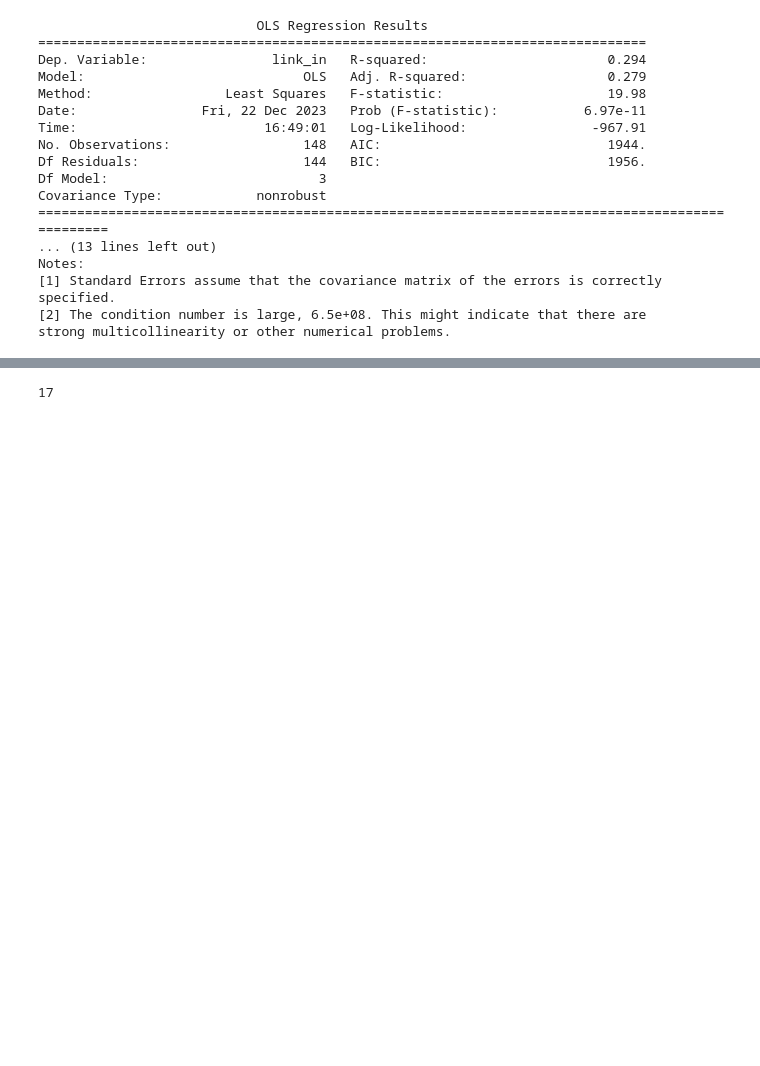
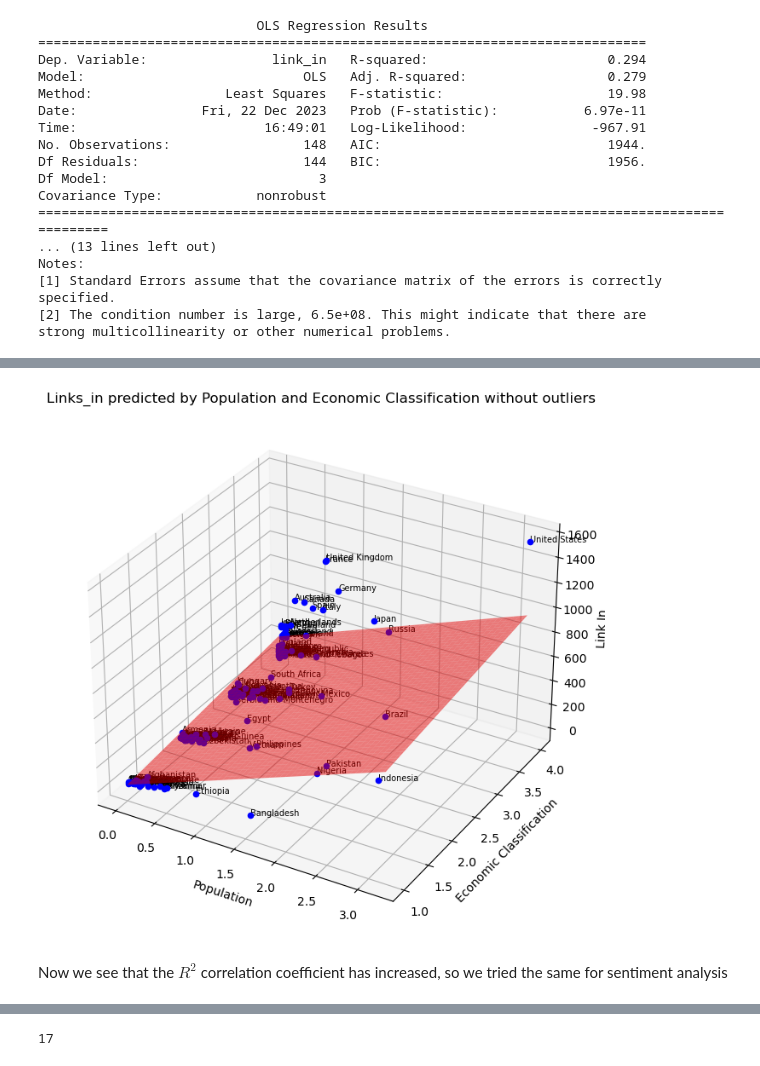
Before and after one commit to epfl-ada/ada-2023-project-jellyfish401, a Jupyter notebook: p2.ipynb, the cells around one changed output, grey strips where cells are left out. Cells and saved outputs as stored; diff of their text form; code cells hidden in the pictures; blank space fills up the shorter version.

```diff
--- a/p2.ipynb
+++ b/p2.ipynb
@@ -1910,3 +1750,34 @@ plt.show()
+# %%
+# Prepare data for the 3D plot without the outliers
+xx_no_outliers, yy_no_outliers = np.meshgrid(
+    np.linspace(X_no_outliers['Population'].min(), X_no_outliers['Population'].max(), 100),
+    np.linspace(X_no_outliers['Economic classification_dummy'].min(), X_no_outliers['Economic classification_dummy'].max(), 100)
+)
+zz_no_outliers = model_no_outliers.params[0] + model_no_outliers.params[1] * xx_no_outliers + model_no_outliers.params[2] * yy_no_outliers
+
+# Create 3D plot without the outliers
+fig_no_outliers = plt.figure(figsize=(10, 8))
+ax_no_outliers = fig_no_outliers.add_subplot(111, projection='3d')
+
+# Plot the original data points without the outliers
+for idx, row in main_df_no_outliers.iterrows():
+    ax_no_outliers.scatter(row['Population'], row['Economic classification_dummy'], row['link_in'], color='b', marker='o')
+    ax_no_outliers.text(row['Population'], row['Economic classification_dummy'], row['link_in'], '%s' % (row['Country']), size=7, zorder=1)
+
+# Plot the regression plane without the outliers
+ax_no_outliers.plot_surface(xx_no_outliers, yy_no_outliers, zz_no_outliers, color='r', alpha=0.5)
+
+# Set labels
+ax_no_outliers.set_xlabel('Population')
+ax_no_outliers.set_ylabel('Economic Classification')
+ax_no_outliers.set_zlabel('Link In')
+ax_no_outliers.set_title('Links_in predicted by Population and Economic Classification without outliers')
+
+plt.show()
+# %% [output]
+[figure, added]
+# %% [markdown]
+Now we see that the $R^2$ correlation coefficient has increased, so we tried the same for sentiment analysis
 # %%
 # Exclude outliers
 main_df_no_outliers = main_df[(main_df['Country'] != 'China') & (main_df['Country'] != 'India')]
```
Also changed, not shown: parts of 48 cells of this notebook.
